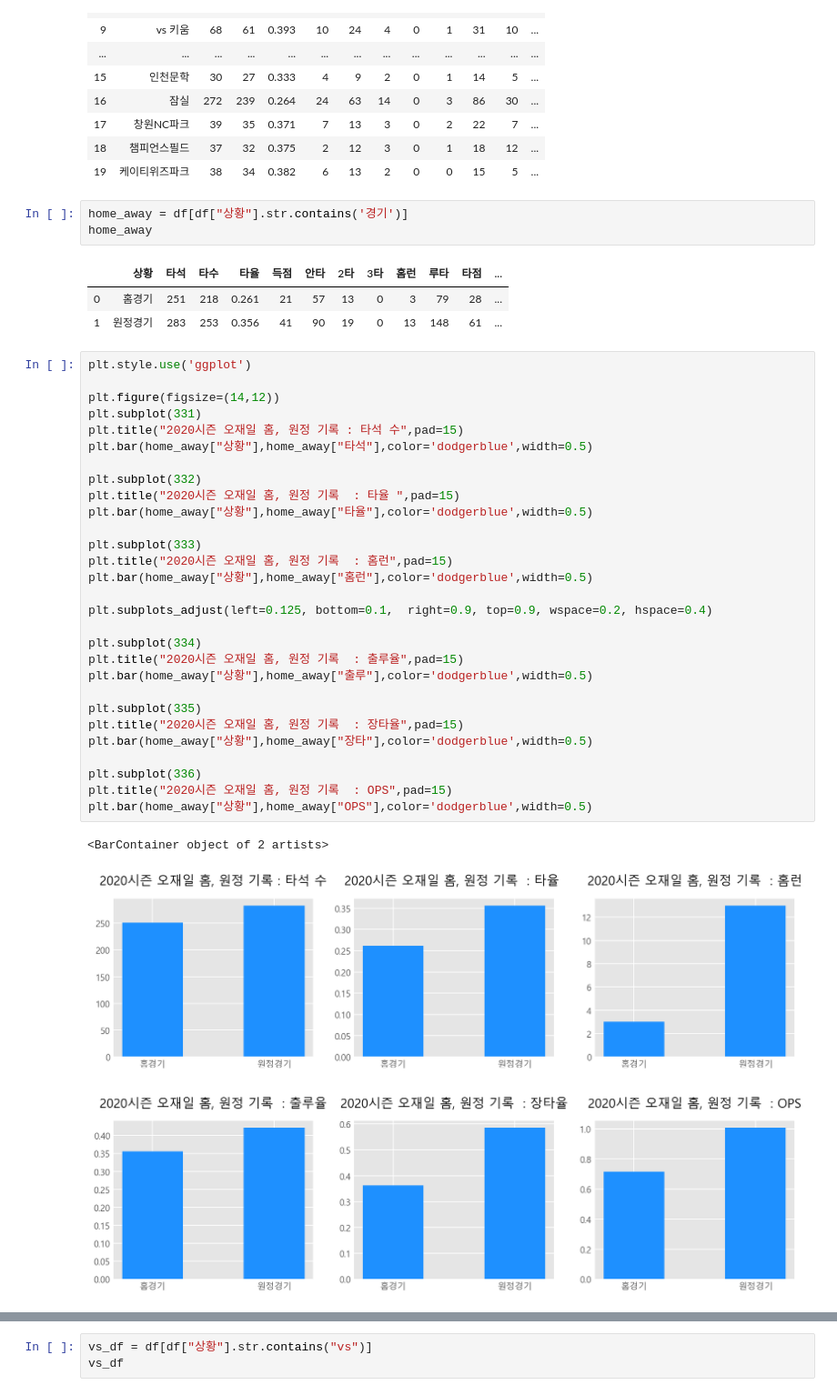
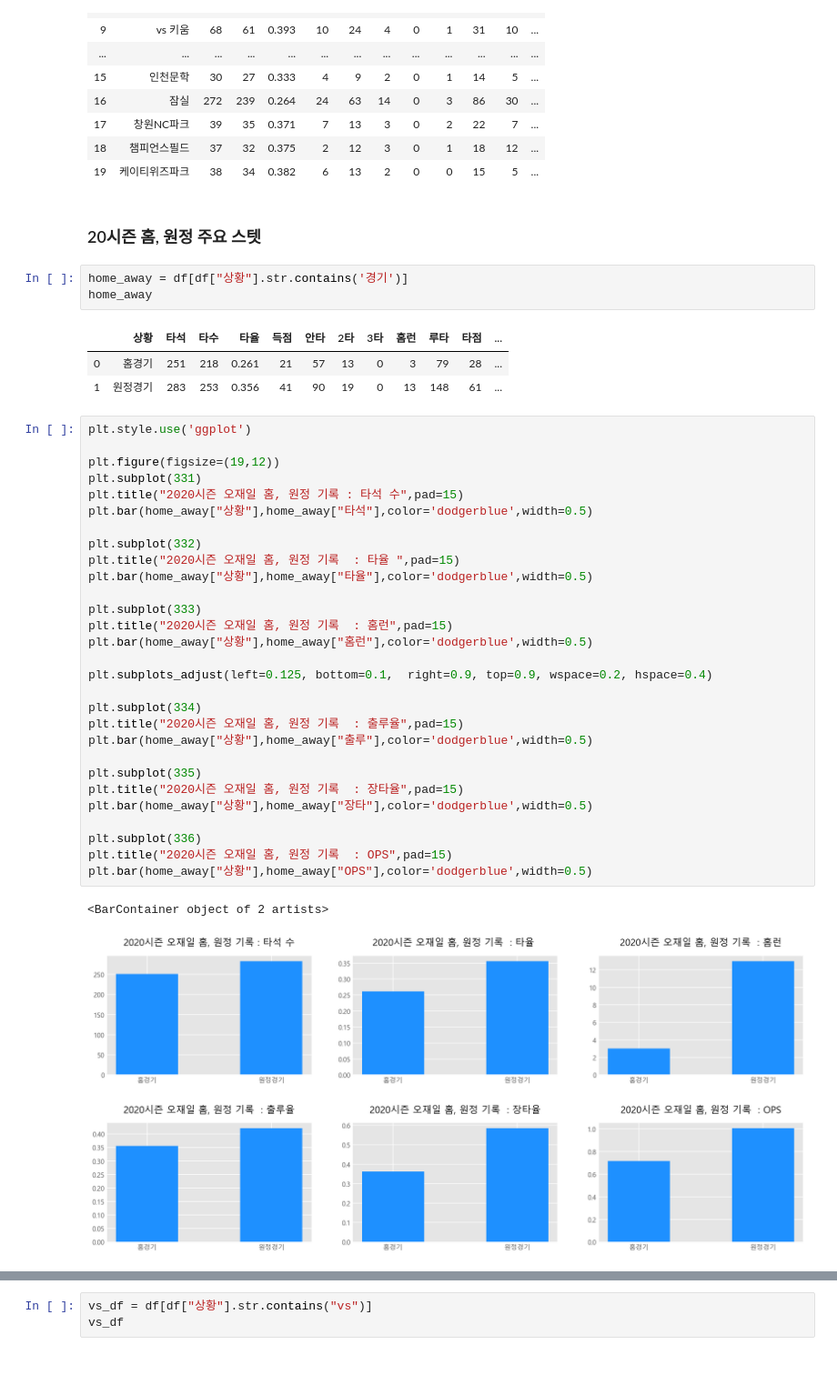
Before and after one commit to jeonprize/KBO-Analysis, a Jupyter notebook: OJL.ipynb, the cells around one changed output, grey strips where cells are left out. Shown: that part at 91% size. Drawn from its saved outputs; the diff is of its cells as text; blank space fills up the shorter version.

```diff
--- a/OJL.ipynb
+++ b/OJL.ipynb
@@ -59,6 +134,8 @@ df
 | 17 | 창원NC파크 | 39 | 35 | 0.371 | 7 | 13 | 3 | 0 | 2 | 22 | 7 | ... |
 | 18 | 챔피언스필드 | 37 | 32 | 0.375 | 2 | 12 | 3 | 0 | 1 | 18 | 12 | ... |
 | 19 | 케이티위즈파크 | 38 | 34 | 0.382 | 6 | 13 | 2 | 0 | 0 | 15 | 5 | ... |
+# %% [markdown]
+### 20시즌 홈, 원정 주요 스텟
 # %%
 home_away = df[df["상황"].str.contains('경기')]
 home_away
@@ -69,32 +146,32 @@ home_away
 # %%
 plt.style.use('ggplot')
 
-plt.figure(figsize=(14,12))
+plt.figure(figsize=(19,12))
 plt.subplot(331)
 plt.title("2020시즌 오재일 홈, 원정 기록 : 타석 수",pad=15)
 plt.bar(home_away["상황"],home_away["타석"],color='dodgerblue',width=0.5)
 
 plt.subplot(332)
 plt.title("2020시즌 오재일 홈, 원정 기록  : 타율 ",pad=15)
 plt.bar(home_away["상황"],home_away["타율"],color='dodgerblue',width=0.5)
 
 plt.subplot(333)
 plt.title("2020시즌 오재일 홈, 원정 기록  : 홈런",pad=15)
 plt.bar(home_away["상황"],home_away["홈런"],color='dodgerblue',width=0.5)
 
 plt.subplots_adjust(left=0.125, bottom=0.1,  right=0.9, top=0.9, wspace=0.2, hspace=0.4)
 
 plt.subplot(334)
 plt.title("2020시즌 오재일 홈, 원정 기록  : 출루율",pad=15)
 plt.bar(home_away["상황"],home_away["출루"],color='dodgerblue',width=0.5)
 
 plt.subplot(335)
 plt.title("2020시즌 오재일 홈, 원정 기록  : 장타율",pad=15)
 plt.bar(home_away["상황"],home_away["장타"],color='dodgerblue',width=0.5)
 
 plt.subplot(336)
 plt.title("2020시즌 오재일 홈, 원정 기록  : OPS",pad=15)
 plt.bar(home_away["상황"],home_away["OPS"],color='dodgerblue',width=0.5)
 # %% [output]
 <BarContainer object of 2 artists>
-[figure, old version]
+[figure, new version]
```
Also changed, not shown: parts of 17 cells of this notebook.
